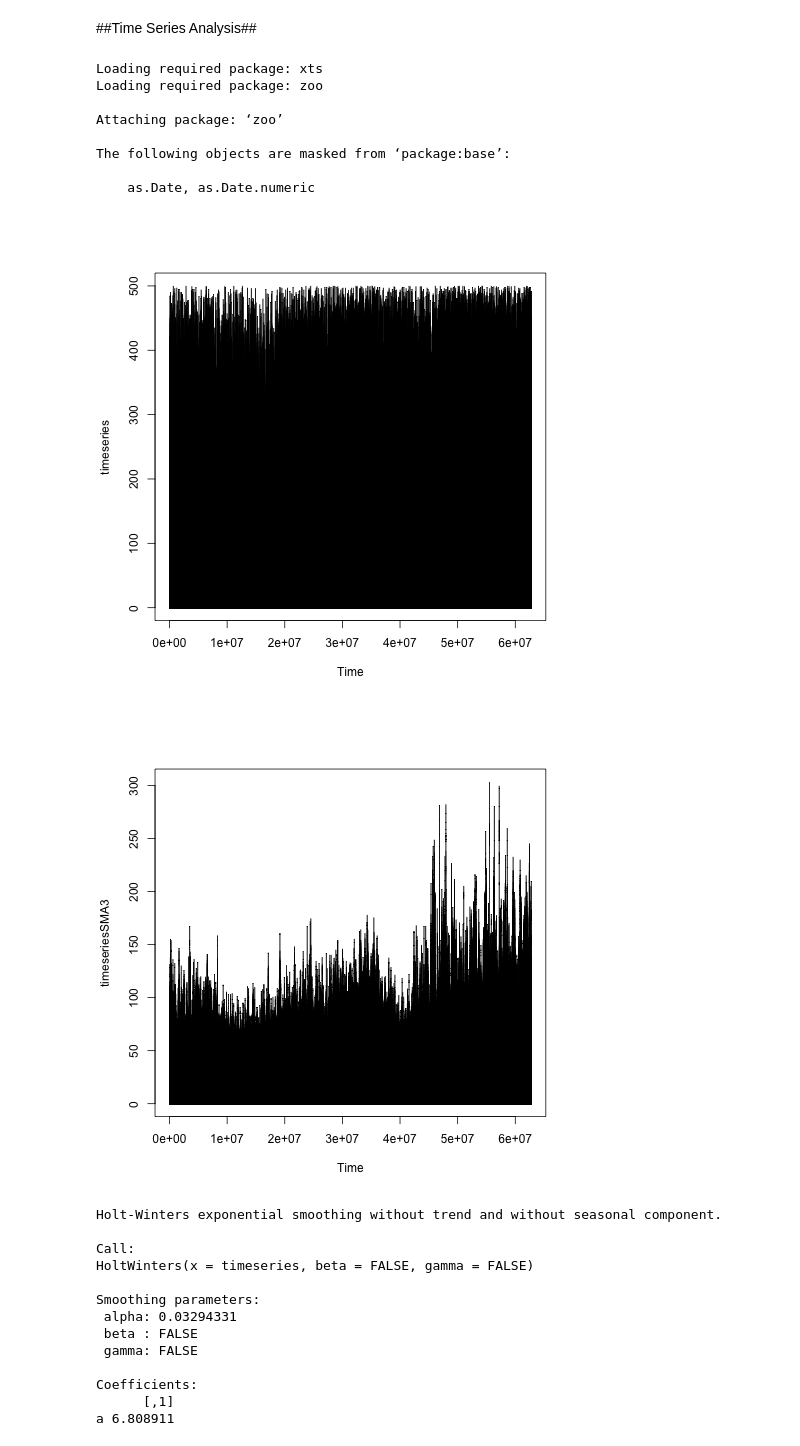
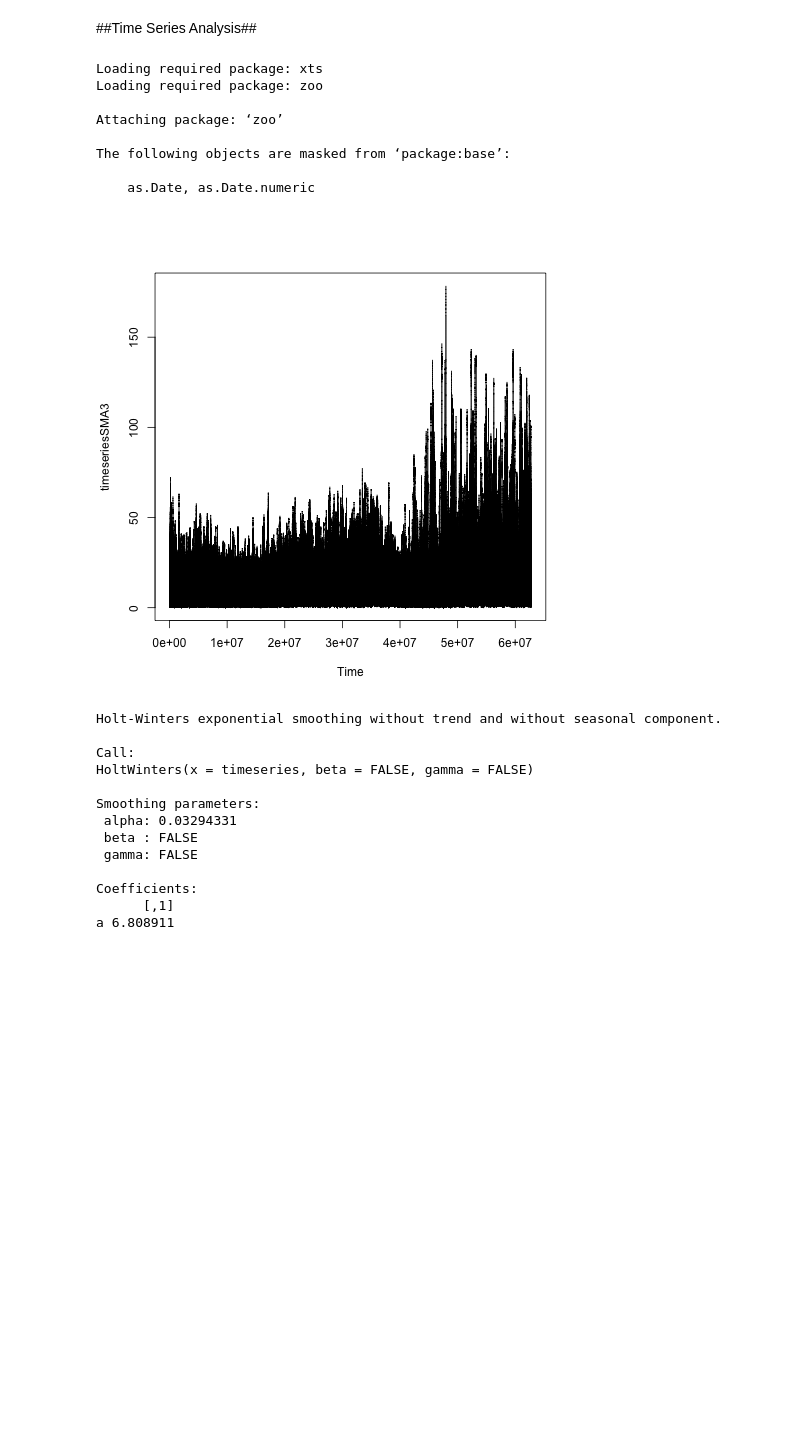
Before and after one commit to steven-hu/data-analysis-template, a Jupyter notebook: notebooks/NB3_data_analysis.ipynb, the cells around one changed output. Cells and saved outputs as stored; diff of their text form; code cells hidden in the pictures; blank space fills up the shorter version.

```diff
--- a/notebooks/NB3_data_analysis.ipynb
+++ b/notebooks/NB3_data_analysis.ipynb
@@ -181,37 +217,35 @@ t1991=airports$V4[airports$V2 == 1991]
 t1992=airports$V4[airports$V2 == 1992]
 t1993=airports$V4[airports$V2 == 1993]
 t1994=airports$V4[airports$V2 == 1994]
 t1995=airports$V4[airports$V2 == 1995]
 t1996=airports$V4[airports$V2 == 1996]
 t1997=airports$V4[airports$V2 == 1997]
 t1998=airports$V4[airports$V2 == 1998]
 t1999=airports$V4[airports$V2 == 1999]
 t2000=airports$V4[airports$V2 == 2000]
 t2001=airports$V4[airports$V2 == 2001]
 t2002=airports$V4[airports$V2 == 2002]
 t2003=airports$V4[airports$V2 == 2003]
 t2004=airports$V4[airports$V2 == 2004]
 t2005=airports$V4[airports$V2 == 2005]
 t2006=airports$V4[airports$V2 == 2006]
 t2007=airports$V4[airports$V2 == 2007]
 t2008=airports$V4[airports$V2 == 2008]
 combined=c(t1987,t1988,t1989,t1990,t1991,t1992,t1993,t1994,t1995,t1996,t1997,t1998,t1999,t2000,t2001,t2002,t2003,t2004,t2005,t2006,t2007,t2008)
 timeseries <- ts(combined)
-plot.ts(timeseries)
 library("TTR")
-timeseriesSMA3 <- SMA(timeseries,n=10)
+timeseriesSMA3 <- SMA(timeseries,n=100)
 plot.ts(timeseriesSMA3)
 # %% [output]
 Loading required package: xts
 Loading required package: zoo
 
 Attaching package: ‘zoo’
 
 The following objects are masked from ‘package:base’:
 
     as.Date, as.Date.numeric
-[figure, old version]
+[figure, new version]
-[figure, removed]
 # %%
 %%R
 expsmooth <- HoltWinters(timeseries, beta=FALSE, gamma=FALSE)
```
Also changed, not shown: parts of 20 cells of this notebook.
